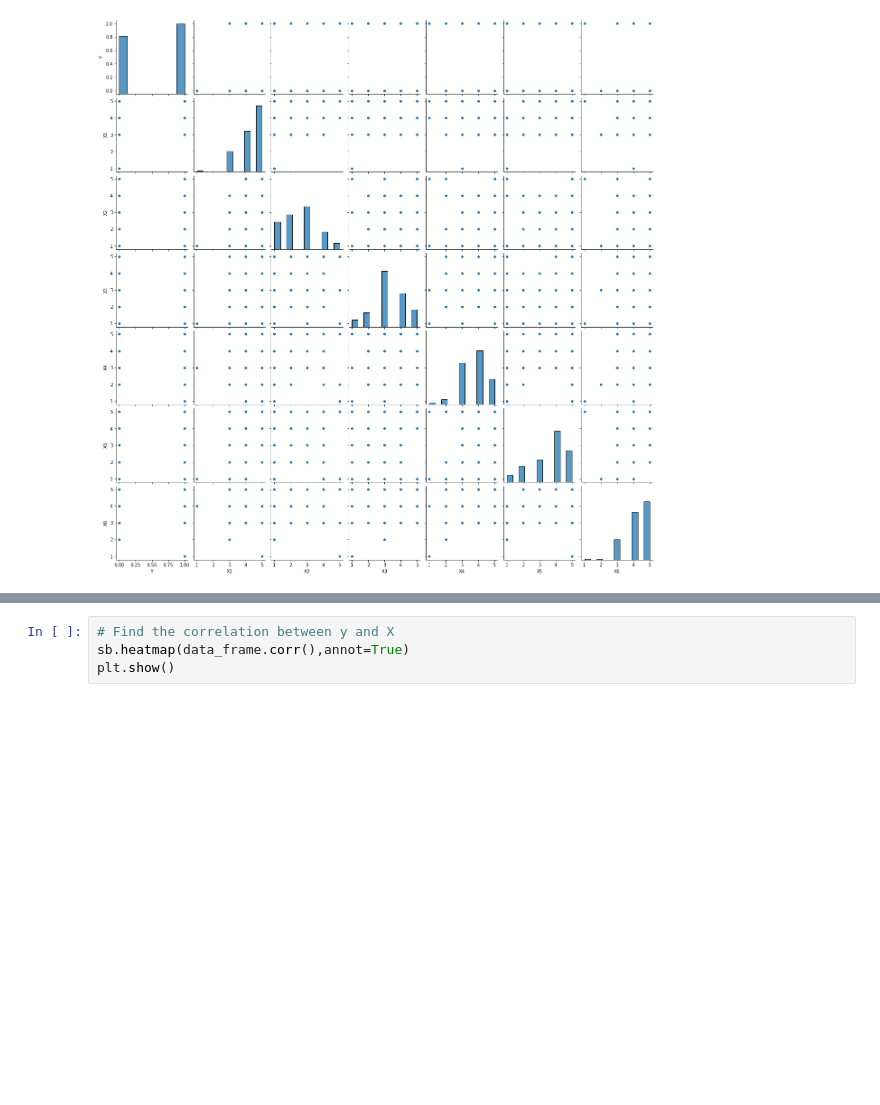
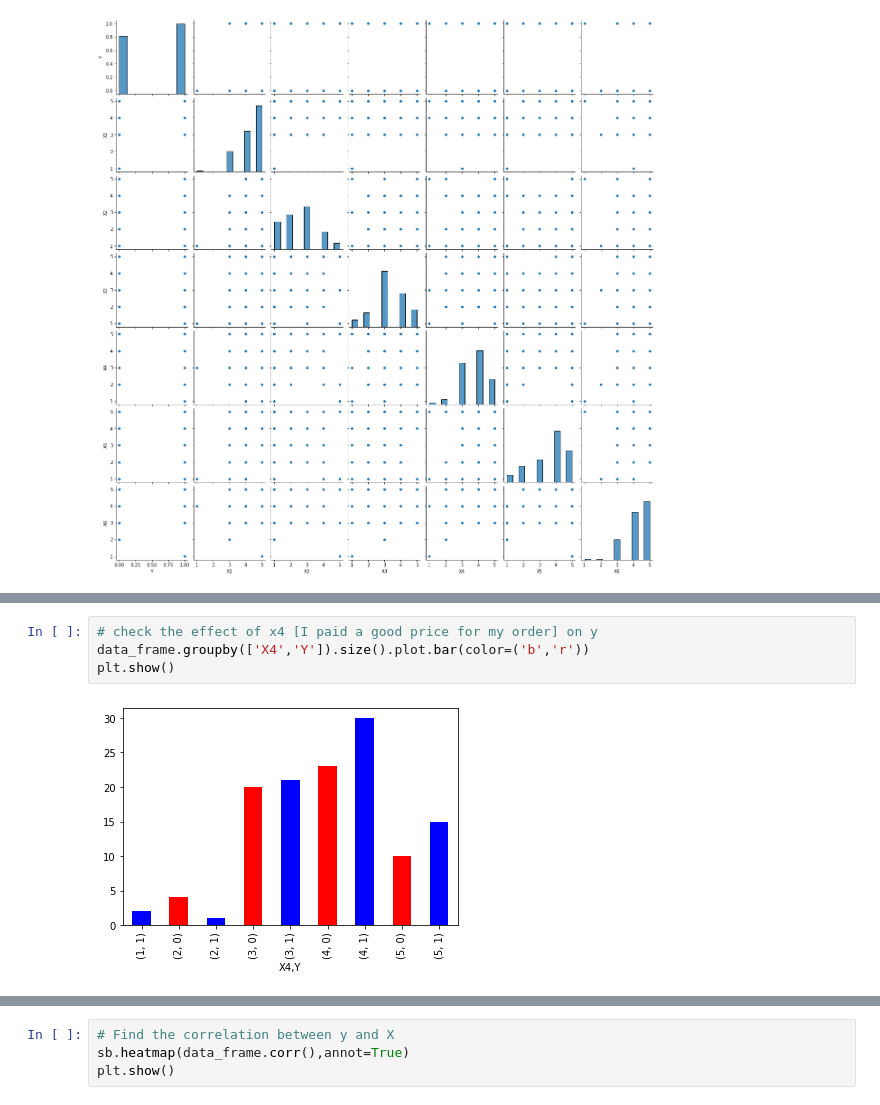
Before and after one commit to tanushri0609/jqtXAycyIDUz6Fcn, a Jupyter notebook: src/First_submission.ipynb, the cells around one changed output, grey strips where cells are left out. Cells and saved outputs as stored; diff of their text form; blank space fills up the shorter version.

```diff
--- a/src/First_submission.ipynb
+++ b/src/First_submission.ipynb
@@ -53,0 +71,6 @@ plt.show()
+# %%
+# check the effect of x4 [I paid a good price for my order] on y
+data_frame.groupby(['X4','Y']).size().plot.bar(color=('b','r'))
+plt.show()
+# %% [output]
+[figure, added]
```
Also changed, not shown: parts of 26 cells of this notebook.
